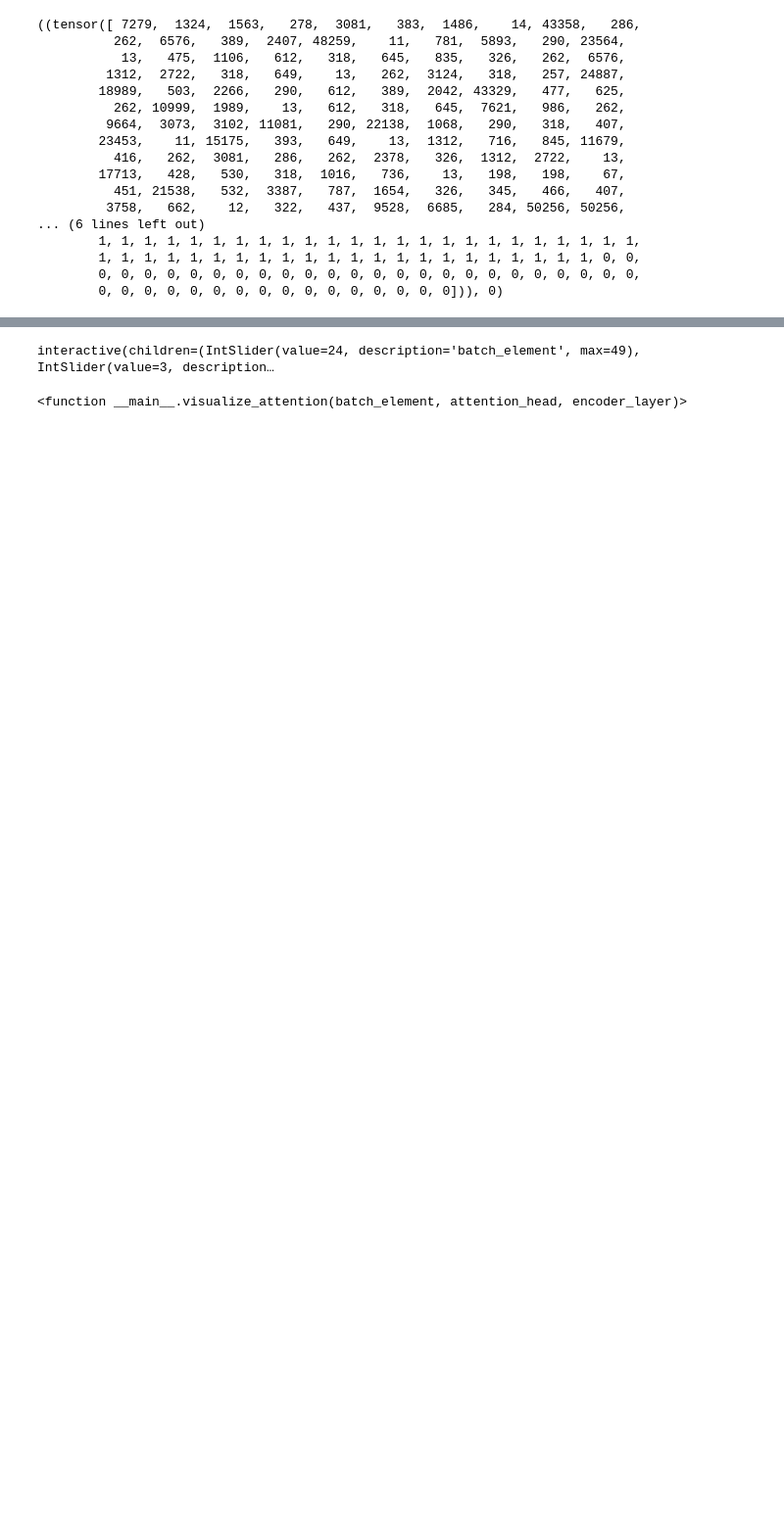
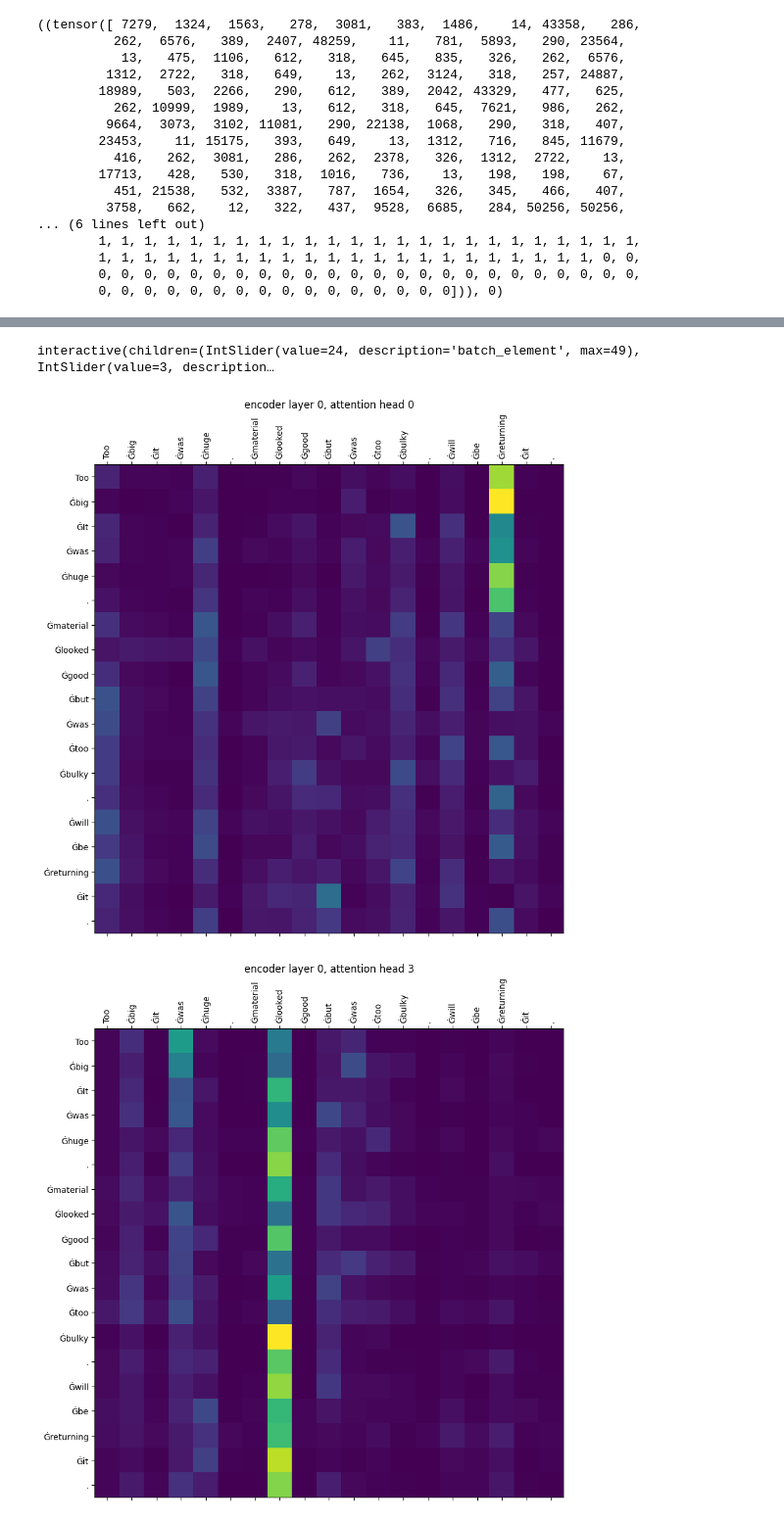
Before and after one commit to culv/transformer_from_scratch, a Jupyter notebook: train_encoder.ipynb, the cells around one changed output, grey strips where cells are left out. Shown: that part at 98% size. Drawn from its saved outputs; the diff is of its cells as text; code cells hidden in the pictures; blank space fills up the shorter version.

Commit message:
retrain encoder-only classifier

```diff
--- a/train_encoder.ipynb
+++ b/train_encoder.ipynb
@@ -31,12 +23,11 @@ Unpacking objects: 100% (72/72), 91.76 KiB | 789.00 KiB/s, done.
 # %%
 from data_utils import Gpt2Tokenizer
+t = Gpt2Tokenizer
 
-t = Gpt2Tokenizer
 print(len(t))
 print(t.vocab_size)
+print(t.mask_token)
 print(t.eos_token)
-t.pad_token = t.eos_token
-print(t.pad_token)
 # %% [output]
 50257
 50257
@@ -125,9 +116,8 @@ model.to(device=device)
 
 log_loss_every = 100
 
-epochs = 5
 i = 0
-for epoch in range(epochs):
+for epoch in range(5):
     for (x, m), y in dl:
 
         x = x.to(device=device)
@@ -189,32 +179,35 @@ epoch=4, iter=1700, loss=0.0560, accuracy=0.9688, precision=1.0000, recall=0.925
 # %%
 from ipywidgets import interact
 import matplotlib.pyplot as plt
 import numpy as np
 
 # Moving stuff to CPU so we dont have to do it each time we adjust the visualization sliders
 x_ = x.cpu()
-m_ = m.cpu()
 attns = []
 for enc_layer in model.encoder.encoder_layers:
     layer_attns = []
     for head in enc_layer.multihead_self_attention.attentions:
         layer_attns.append(head.detach().cpu())
     attns.append(layer_attns)
 
+
 def visualize_attention(batch_element, attention_head, encoder_layer):
     inp = t.convert_ids_to_tokens(x_[batch_element])
     lim = (x_[batch_element] == 50256).to(int).argmax().item()
 
     fig, ax = plt.subplots(figsize=(10, 10))
-    ax.matshow(
-        attns[encoder_layer][attention_head][batch_element].detach()[:lim,:lim]
-    )
+    ax.matshow(attns[encoder_layer][attention_head][batch_element][:lim,:lim])
     ax.set_yticks(np.arange(0, lim));#seq_len));
     ax.set_yticklabels(inp[:lim]);
     ax.set_xticks(np.arange(0, lim));#seq_len));
     ax.set_xticklabels(inp[:lim], rotation="vertical");
+    ax.set_title(f"encoder layer {encoder_layer}, attention head {attention_head}");
 
 interact(visualize_attention, attention_head=(0,7,1), batch_element=(0,x_.shape[0]-1,1), encoder_layer=(0,5,1))
+visualize_attention(35, 0, 0)
+visualize_attention(35, 3, 0)
+visualize_attention(35, 4, 3)
 # %% [output]
 interactive(children=(IntSlider(value=24, description='batch_element', max=49), IntSlider(value=3, description…
-<function __main__.visualize_attention(batch_element, attention_head, encoder_layer)>
+[figure, added]
+[figure, added]
```
Also changed, not shown: parts of 6 cells of this notebook.
